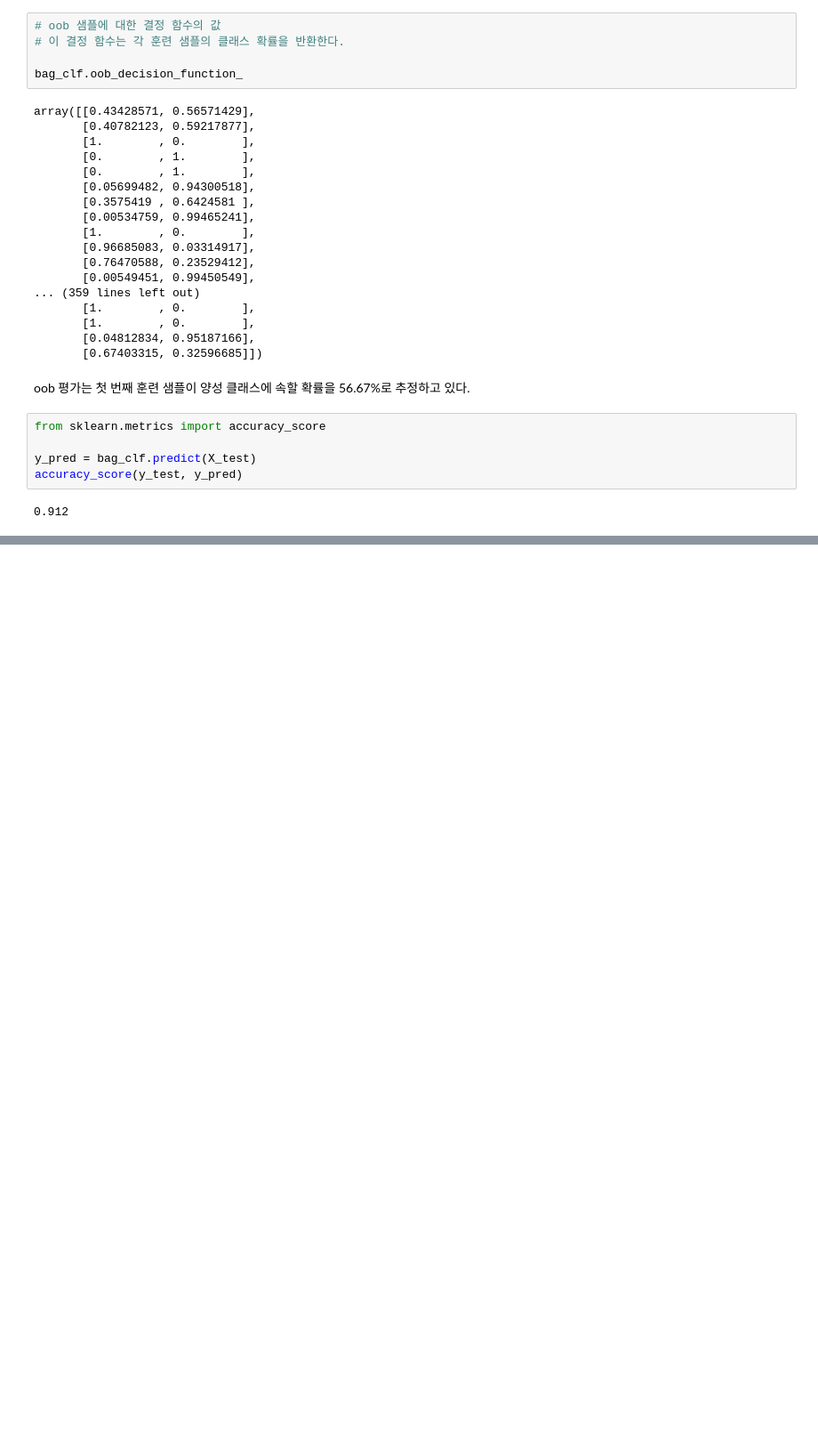
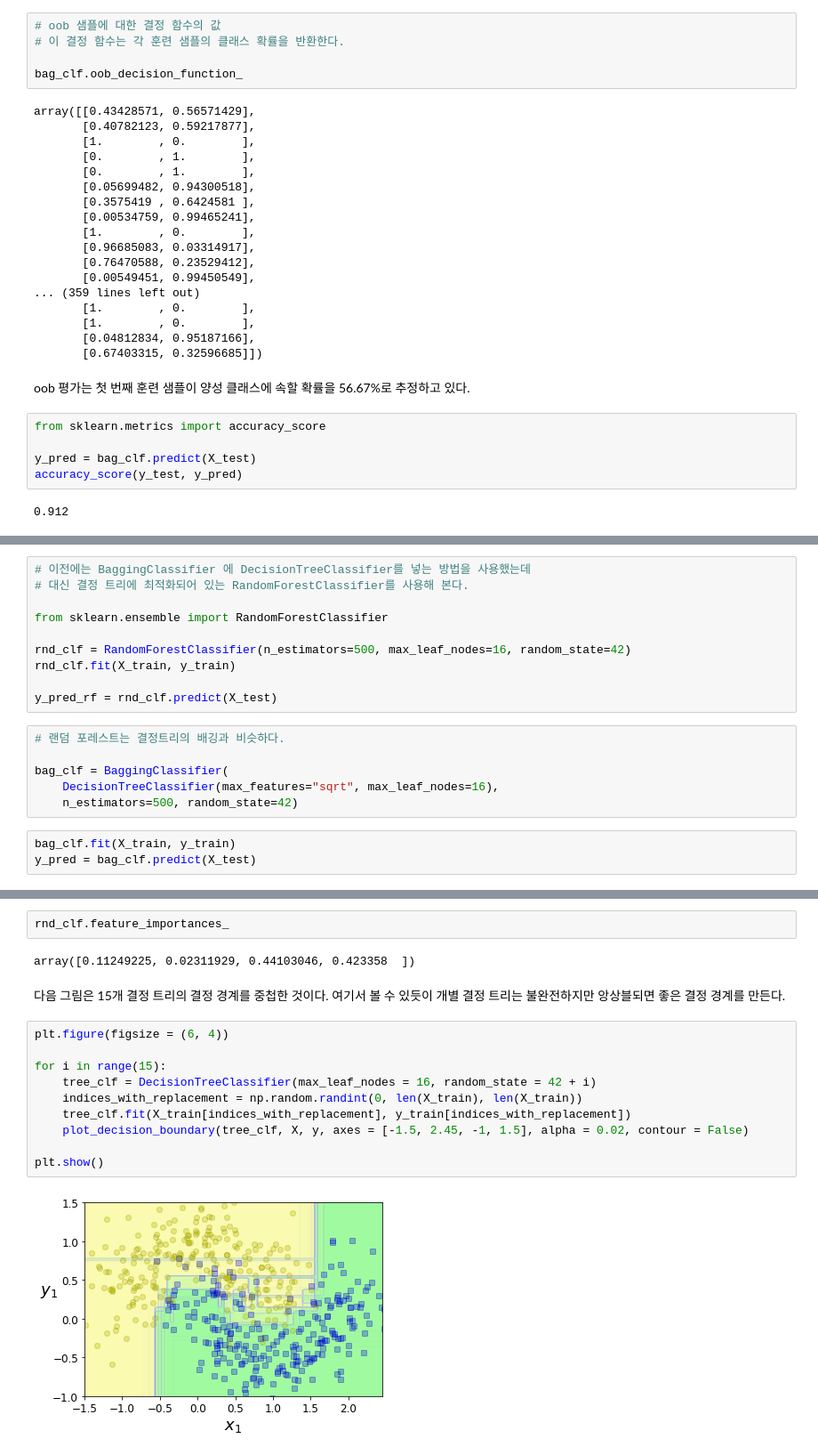
Before and after one commit to kxdah/HandsOnML, a Jupyter notebook: 07_ensemble_learning_and_random_forests.ipynb, the cells around one changed output, grey strips where cells are left out. Shown at 89% size. Saved outputs shown, nothing was run; the diff lists cells and outputs as text; blank space fills up the shorter version.

```diff
--- a/07_ensemble_learning_and_random_forests.ipynb
+++ b/07_ensemble_learning_and_random_forests.ipynb
@@ -239,0 +242,19 @@ accuracy_score(y_test, y_pred)
+# %%
+# 이전에는 BaggingClassifier 에 DecisionTreeClassifier를 넣는 방법을 사용했는데
+# 대신 결정 트리에 최적화되어 있는 RandomForestClassifier를 사용해 본다.
+
+from sklearn.ensemble import RandomForestClassifier
+
+rnd_clf = RandomForestClassifier(n_estimators=500, max_leaf_nodes=16, random_state=42)
+rnd_clf.fit(X_train, y_train)
+
+y_pred_rf = rnd_clf.predict(X_test)
+# %%
+# 랜덤 포레스트는 결정트리의 배깅과 비슷하다.
+
+bag_clf = BaggingClassifier(
+    DecisionTreeClassifier(max_features="sqrt", max_leaf_nodes=16),
+    n_estimators=500, random_state=42)
+# %%
+bag_clf.fit(X_train, y_train)
+y_pred = bag_clf.predict(X_test)
@@ -239,0 +284,18 @@ accuracy_score(y_test, y_pred)
+# %%
+rnd_clf.feature_importances_
+# %% [output]
+array([0.11249225, 0.02311929, 0.44103046, 0.423358  ])
+# %% [markdown]
+다음 그림은 15개 결정 트리의 결정 경계를 중첩한 것이다. 여기서 볼 수 있듯이 개별 결정 트리는 불완전하지만 앙상블되면 좋은 결정 경계를 만든다.
+# %%
+plt.figure(figsize = (6, 4))
+
+for i in range(15):
+    tree_clf = DecisionTreeClassifier(max_leaf_nodes = 16, random_state = 42 + i)
+    indices_with_replacement = np.random.randint(0, len(X_train), len(X_train))
+    tree_clf.fit(X_train[indices_with_replacement], y_train[indices_with_replacement])
+    plot_decision_boundary(tree_clf, X, y, axes = [-1.5, 2.45, -1, 1.5], alpha = 0.02, contour = False)
+
+plt.show()
+# %% [output]
+[figure, added]
```
Also changed, not shown: parts of 42 cells of this notebook.
